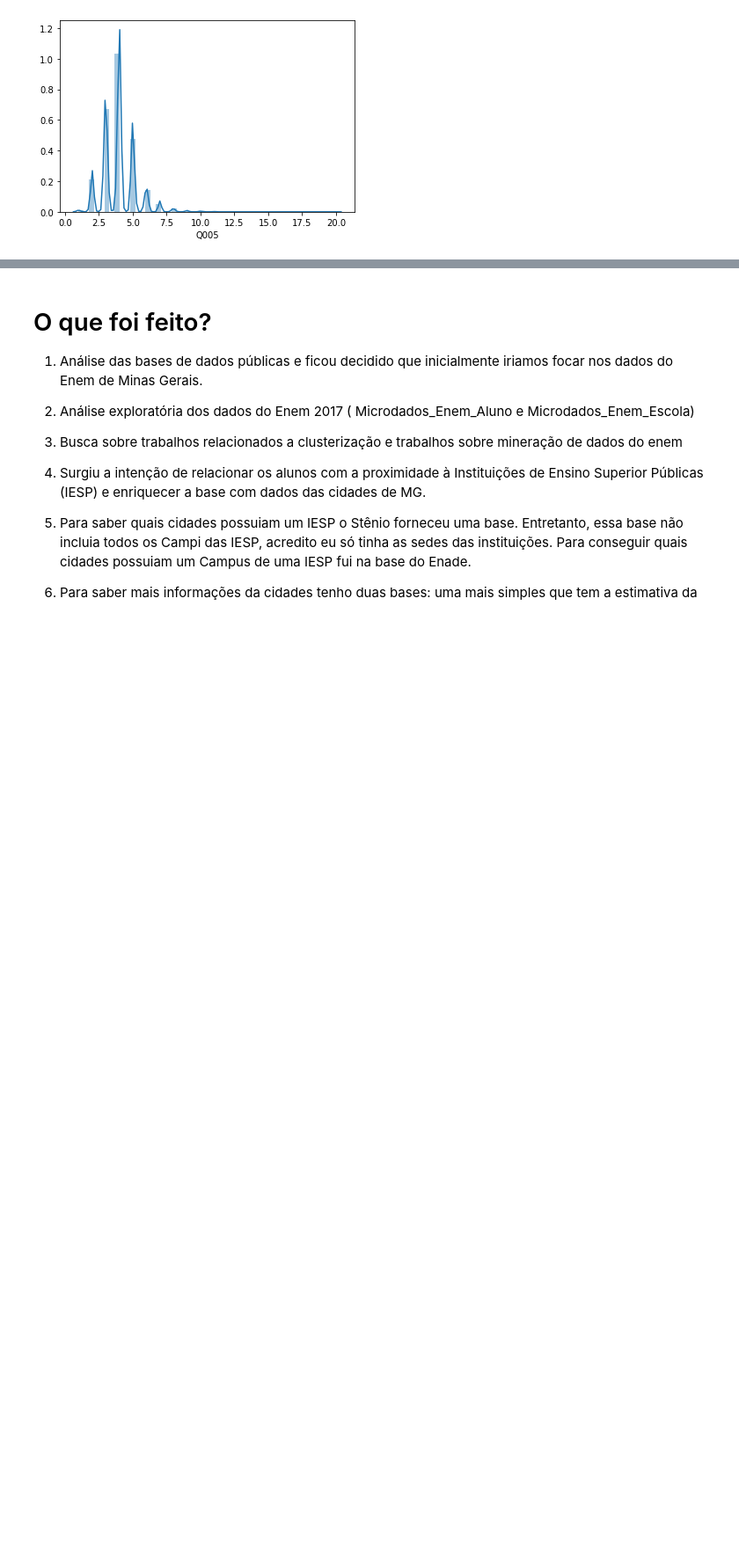
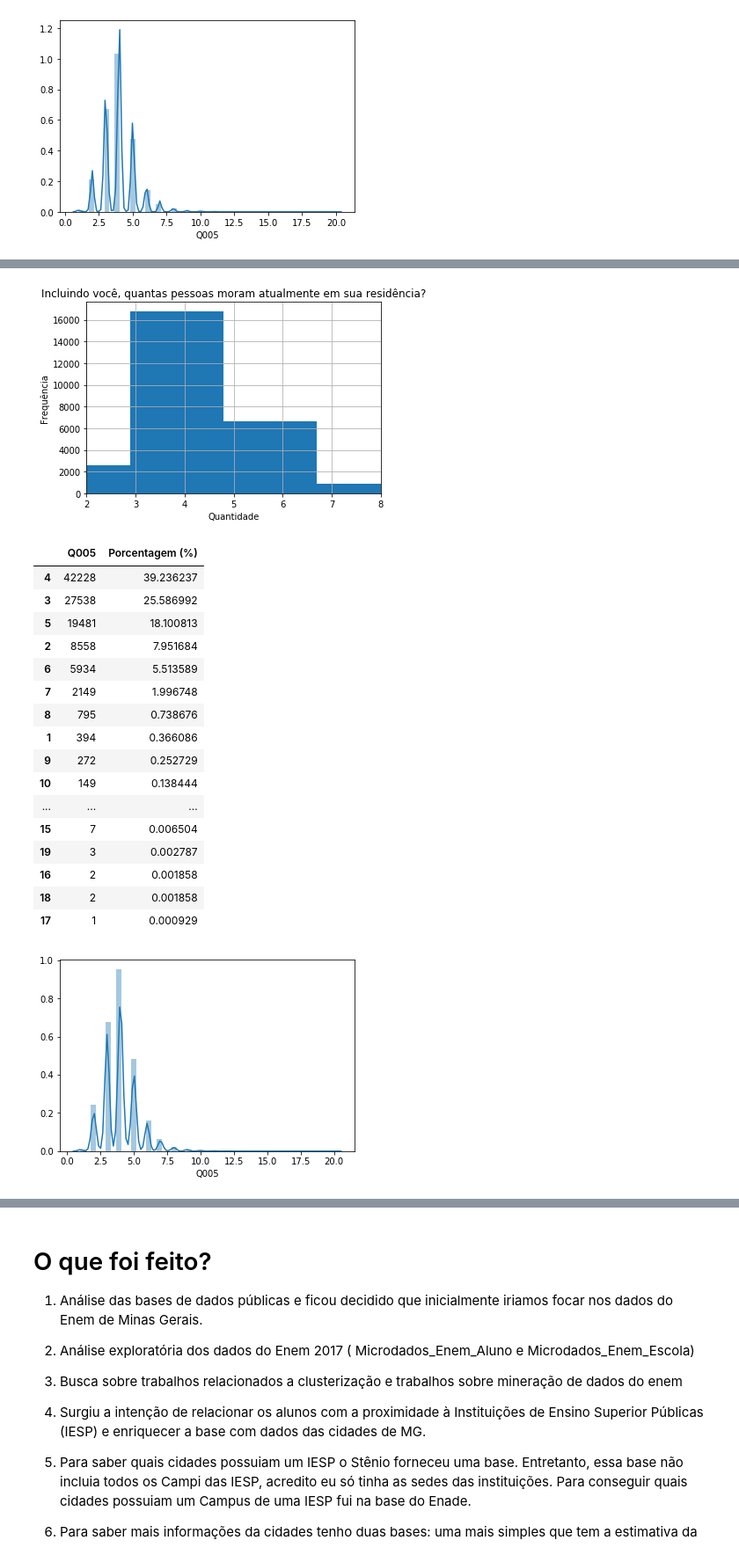
Before and after one commit to vinnyalvs/MineracaoDadosEducacionais, a Jupyter notebook: TratandoDadosEnem.ipynb, the cells around one changed output, grey strips where cells are left out. Shown at 88% size. Drawn from its saved outputs; the diff is of its cells as text; code cells hidden in the pictures; blank space fills up the shorter version.

```diff
--- a/TratandoDadosEnem.ipynb
+++ b/TratandoDadosEnem.ipynb
@@ -380 +405,39 @@ print(" A:Nenhuma renda. \n B:Até R$ 937,00. \n C:De R$ 937,01 até R$ 1.405,50
 [figure]
+# %%
+dados_C = dadosEnem.query("Q006 == 'C'")
+var = 'Q005'
+df = dados_C[var]
+hist = df.hist()
+hist.set_xlim((2,8))
+plt.title('Incluindo você, quantas pessoas moram atualmente em sua residência?')
+plt.xlabel('Quantidade')
+plt.ylabel('Frequência')
+hist
+plt.show()
+
+sns.distplot(df)
+
+array = pd.DataFrame(dadosEnem[var].value_counts())
+array2 = pd.DataFrame(dadosEnem[var].value_counts(normalize=True) * 100)
+array['Porcentagem (%)'] = array2
+array
+# %% [output]
+[figure, added]
+|  | Q005 | Porcentagem (%) |
+| 4 | 42228 | 39.236237 |
+| 3 | 27538 | 25.586992 |
+| 5 | 19481 | 18.100813 |
+| 2 | 8558 | 7.951684 |
+| 6 | 5934 | 5.513589 |
+| 7 | 2149 | 1.996748 |
+| 8 | 795 | 0.738676 |
+| 1 | 394 | 0.366086 |
+| 9 | 272 | 0.252729 |
+| 10 | 149 | 0.138444 |
+| ... | ... | ... |
+| 15 | 7 | 0.006504 |
+| 19 | 3 | 0.002787 |
+| 16 | 2 | 0.001858 |
+| 18 | 2 | 0.001858 |
+| 17 | 1 | 0.000929 |
+[figure, added]
```
Also changed, not shown: parts of 50 cells of this notebook, 4 other files.
